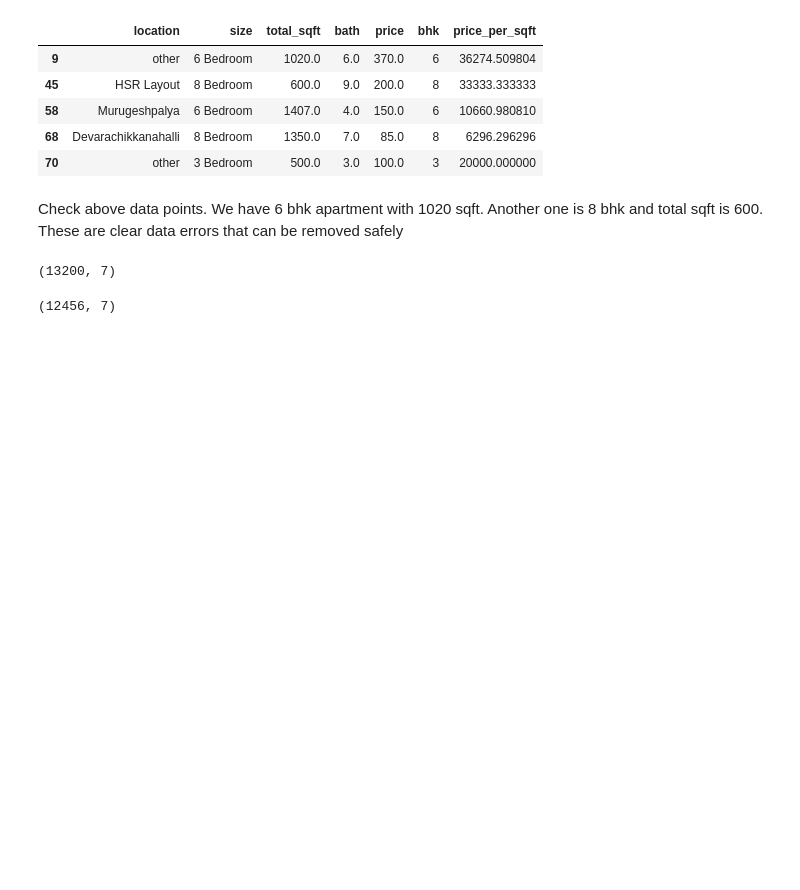
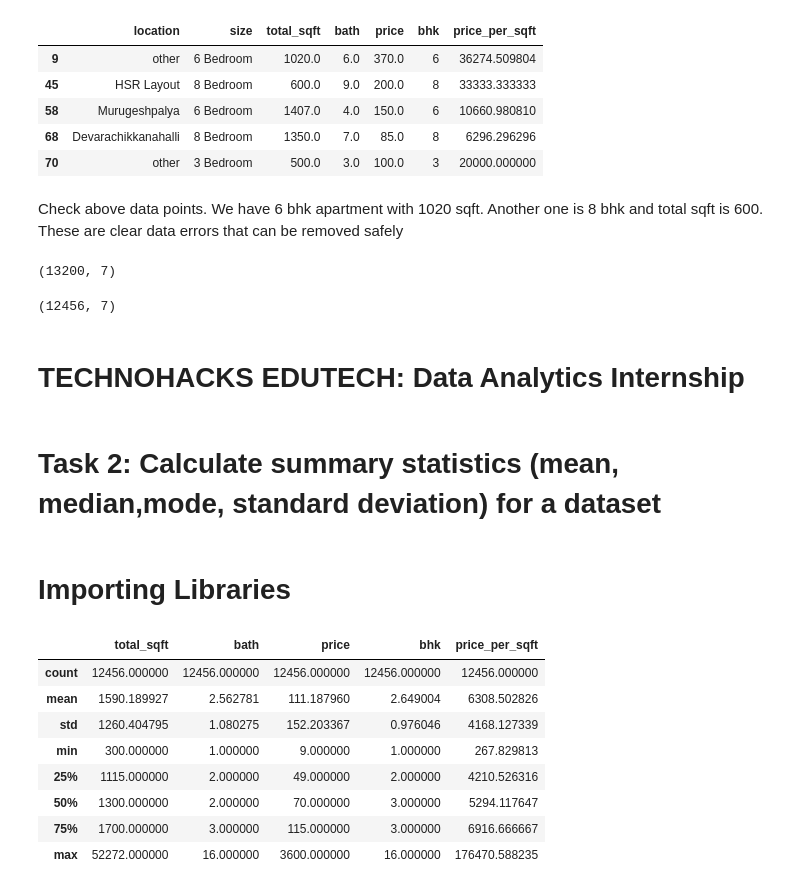
Before and after one commit to Subhash50762Ratnani/TECHNOHACKS-EDUTECH-INTERNSHIP-TASK-1, a Jupyter notebook: Subhash TECHNOHACKS EDUTECH.ipynb, the cells around one changed output. Drawn from its saved outputs; the diff is of its cells as text; code cells hidden in the pictures; blank space fills up the shorter version.

```diff
--- a/Subhash TECHNOHACKS EDUTECH.ipynb
+++ b/Subhash TECHNOHACKS EDUTECH.ipynb
@@ -295,3 +295,9 @@ df5 = df4[~(df4.total_sqft/df4.bhk<300)]
 df5.shape
 # %% [output]
 (12456, 7)
+# %% [markdown]
+# TECHNOHACKS EDUTECH: Data Analytics Internship
+# %% [markdown]
+# Task 2: Calculate summary statistics (mean, median,mode, standard deviation) for a dataset
+# %% [markdown]
+# Importing Libraries
@@ -297,0 +311,12 @@ df5.shape
+# %%
+df5.describe()
+# %% [output]
+|  | total_sqft | bath | price | bhk | price_per_sqft |
+| count | 12456.000000 | 12456.000000 | 12456.000000 | 12456.000000 | 12456.000000 |
+| mean | 1590.189927 | 2.562781 | 111.187960 | 2.649004 | 6308.502826 |
+| std | 1260.404795 | 1.080275 | 152.203367 | 0.976046 | 4168.127339 |
+| min | 300.000000 | 1.000000 | 9.000000 | 1.000000 | 267.829813 |
+| 25% | 1115.000000 | 2.000000 | 49.000000 | 2.000000 | 4210.526316 |
+| 50% | 1300.000000 | 2.000000 | 70.000000 | 3.000000 | 5294.117647 |
+| 75% | 1700.000000 | 3.000000 | 115.000000 | 3.000000 | 6916.666667 |
+| max | 52272.000000 | 16.000000 | 3600.000000 | 16.000000 | 176470.588235 |
```
Also changed, not shown: parts of 17 cells of this notebook.
